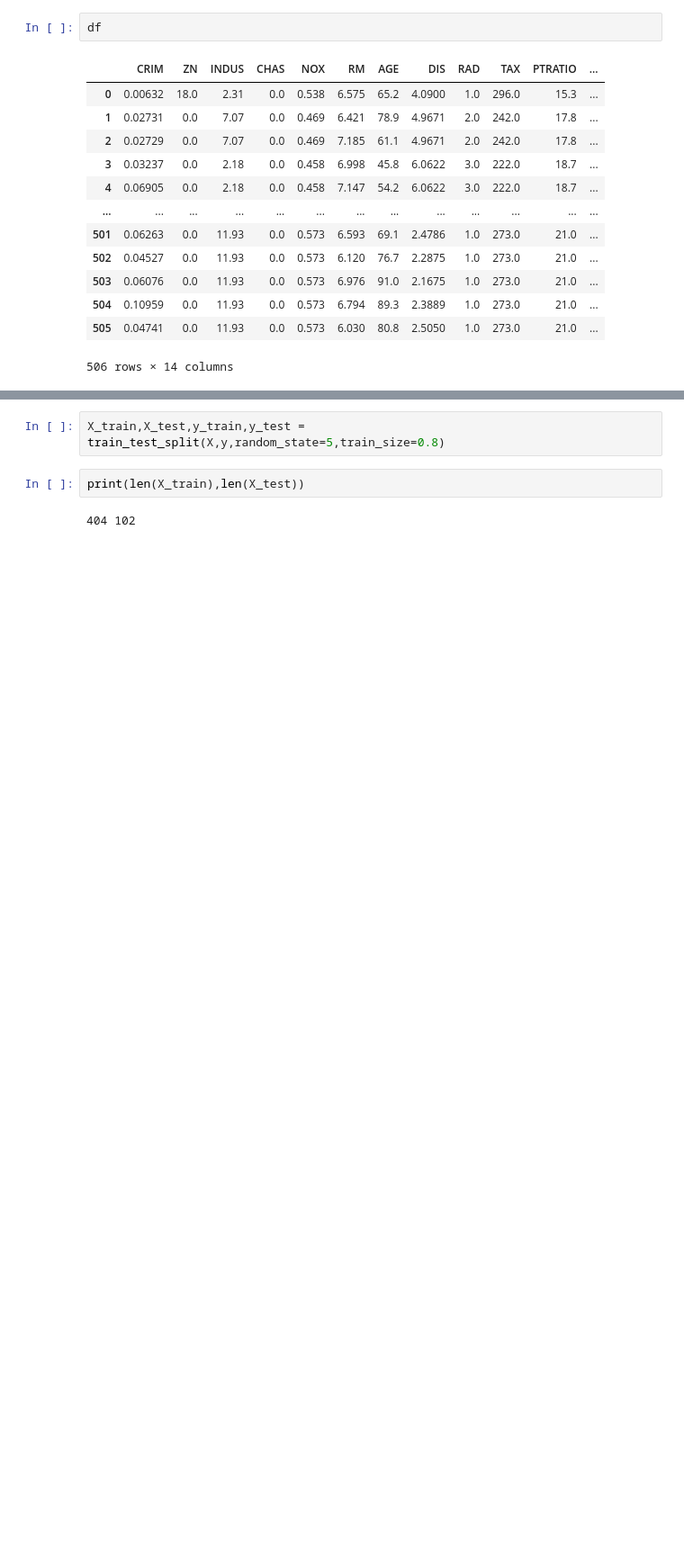
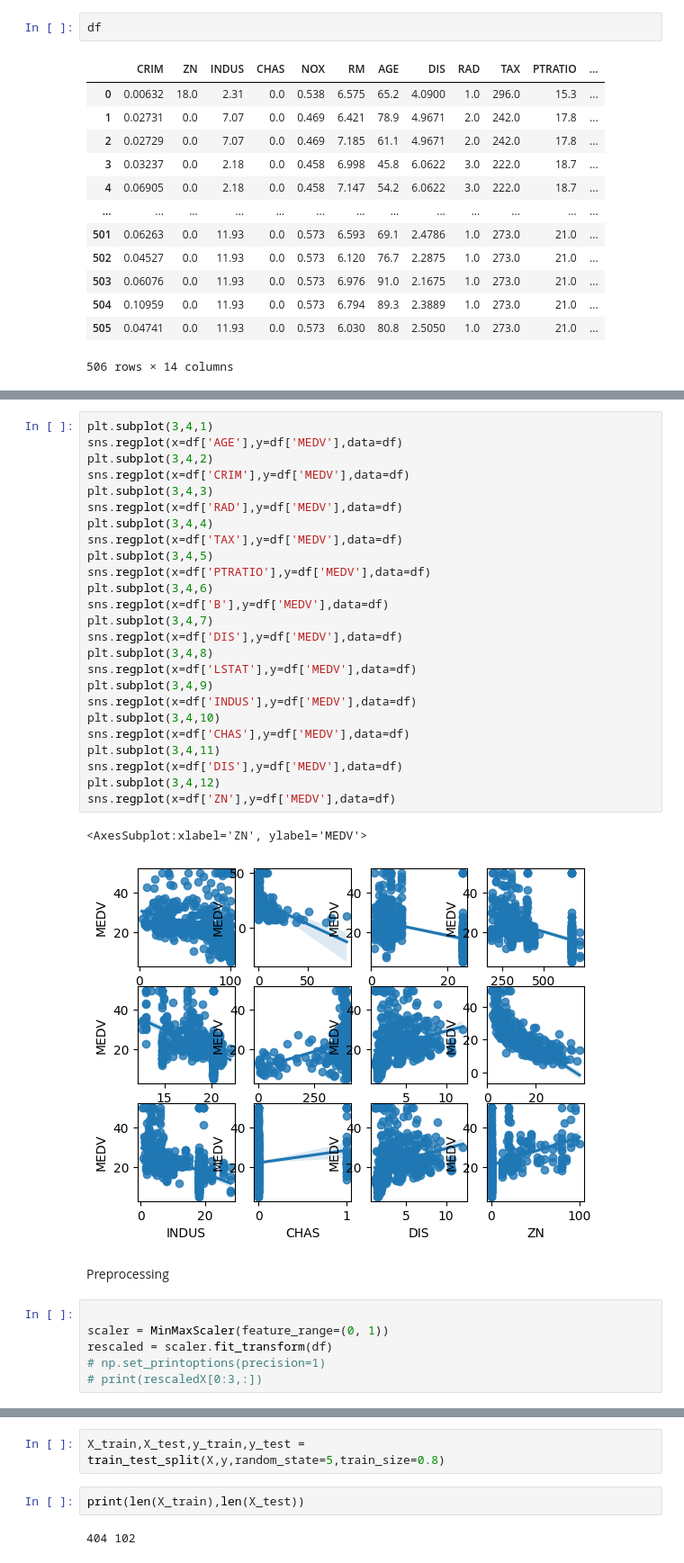
Before and after one commit to sanjayan1734/19CSE305-Sem-V-term-project, a Jupyter notebook: main.ipynb, the cells around one changed output, grey strips where cells are left out. Shown: that part at 90% size. Saved outputs shown, nothing was run; the diff lists cells and outputs as text; blank space fills up the shorter version.

Commit message:
preprocessing - 2

```diff
--- a/main.ipynb
+++ b/main.ipynb
@@ -93,0 +111,36 @@ Index(['CRIM', 'ZN', 'INDUS', 'CHAS', 'NOX', 'RM', 'AGE', 'DIS', 'RAD', 'TAX',
+# %%
+plt.subplot(3,4,1)
+sns.regplot(x=df['AGE'],y=df['MEDV'],data=df)
+plt.subplot(3,4,2)
+sns.regplot(x=df['CRIM'],y=df['MEDV'],data=df)
+plt.subplot(3,4,3)
+sns.regplot(x=df['RAD'],y=df['MEDV'],data=df)
+plt.subplot(3,4,4)
+sns.regplot(x=df['TAX'],y=df['MEDV'],data=df)
+plt.subplot(3,4,5)
+sns.regplot(x=df['PTRATIO'],y=df['MEDV'],data=df)
+plt.subplot(3,4,6)
+sns.regplot(x=df['B'],y=df['MEDV'],data=df)
+plt.subplot(3,4,7)
+sns.regplot(x=df['DIS'],y=df['MEDV'],data=df)
+plt.subplot(3,4,8)
+sns.regplot(x=df['LSTAT'],y=df['MEDV'],data=df)
+plt.subplot(3,4,9)
+sns.regplot(x=df['INDUS'],y=df['MEDV'],data=df)
+plt.subplot(3,4,10)
+sns.regplot(x=df['CHAS'],y=df['MEDV'],data=df)
+plt.subplot(3,4,11)
+sns.regplot(x=df['DIS'],y=df['MEDV'],data=df)
+plt.subplot(3,4,12)
+sns.regplot(x=df['ZN'],y=df['MEDV'],data=df)
+# %% [output]
+<AxesSubplot:xlabel='ZN', ylabel='MEDV'>
+[figure, added]
+# %% [markdown]
+Preprocessing
+# %%
+
+scaler = MinMaxScaler(feature_range=(0, 1))
+rescaled = scaler.fit_transform(df)
+# np.set_printoptions(precision=1)
+# print(rescaledX[0:3,:])
```
Also changed, not shown: parts of 29 cells of this notebook.
